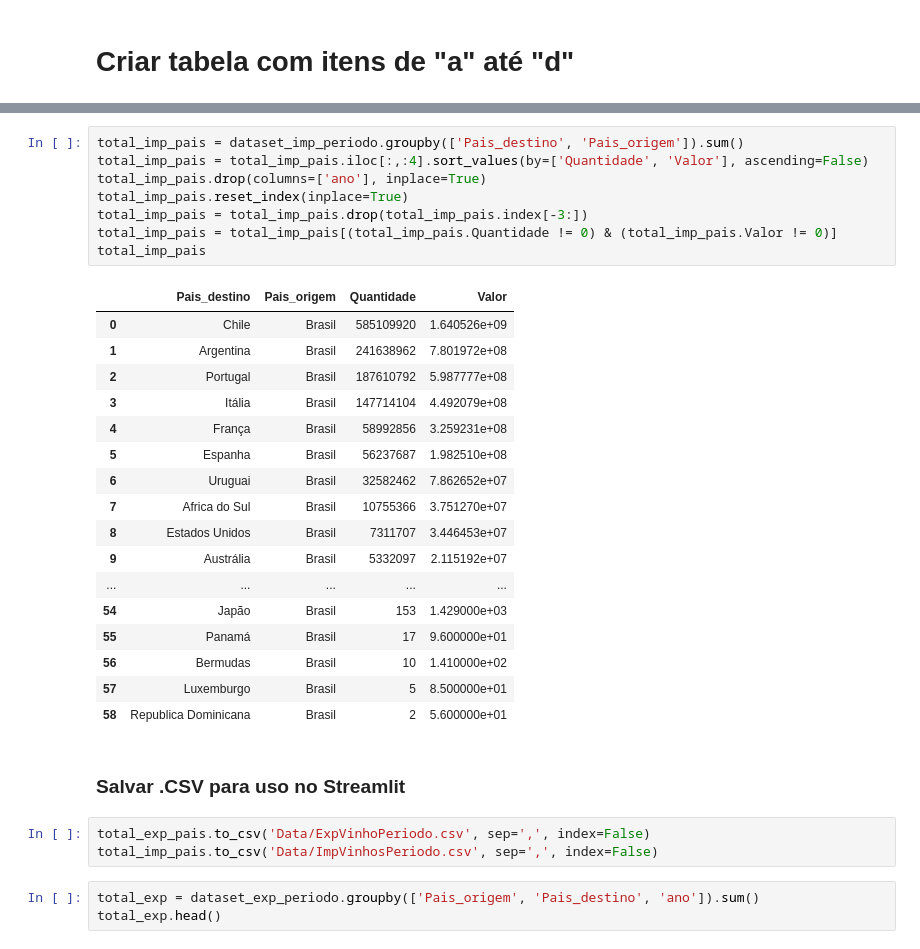
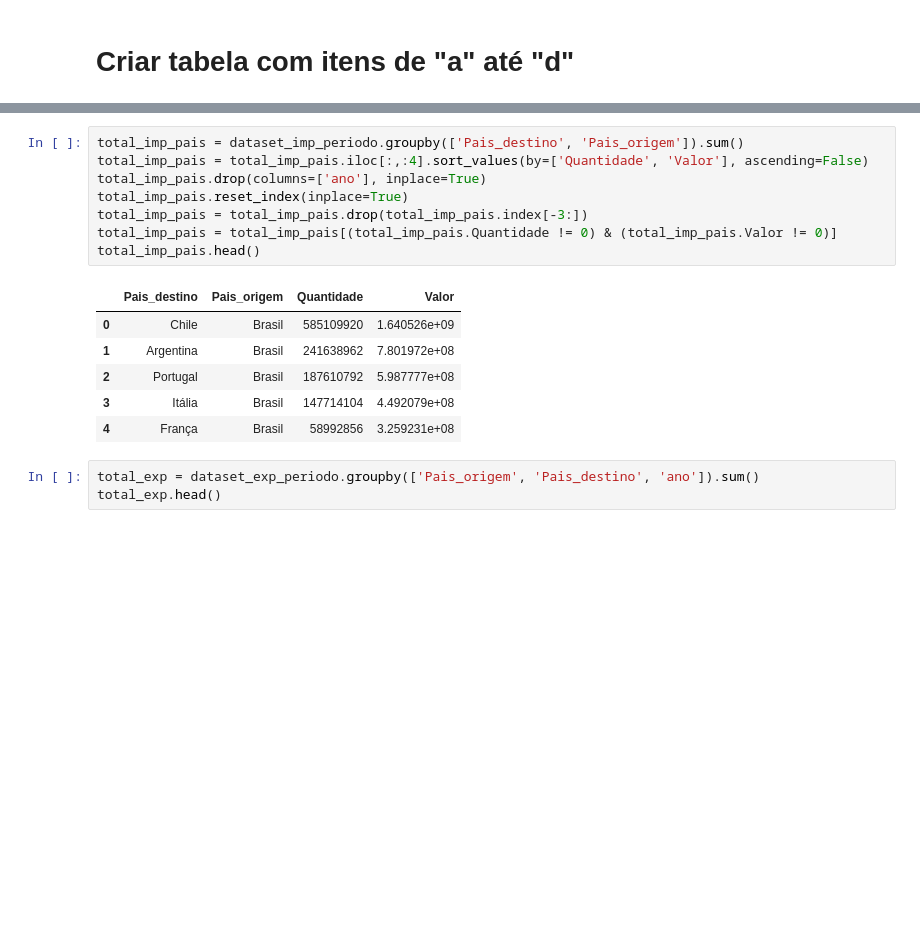
Before and after one commit to MCardosoDev/Tech_Challenge_Fase1, a Jupyter notebook: Tech_Challenge.ipynb, the cells around one changed output, grey strips where cells are left out. Drawn from its saved outputs; the diff is of its cells as text; blank space fills up the shorter version.

```diff
--- a/Tech_Challenge.ipynb
+++ b/Tech_Challenge.ipynb
@@ -406,34 +399,18 @@ total_exp_pais
 # %%
 total_imp_pais = dataset_imp_periodo.groupby(['Pais_destino', 'Pais_origem']).sum()
 total_imp_pais = total_imp_pais.iloc[:,:4].sort_values(by=['Quantidade', 'Valor'], ascending=False)
 total_imp_pais.drop(columns=['ano'], inplace=True)
 total_imp_pais.reset_index(inplace=True)
 total_imp_pais = total_imp_pais.drop(total_imp_pais.index[-3:])
 total_imp_pais = total_imp_pais[(total_imp_pais.Quantidade != 0) & (total_imp_pais.Valor != 0)]
-total_imp_pais
+total_imp_pais.head()
 # %% [output]
 |  | Pais_destino | Pais_origem | Quantidade | Valor |
 | 0 | Chile | Brasil | 585109920 | 1.640526e+09 |
 | 1 | Argentina | Brasil | 241638962 | 7.801972e+08 |
 | 2 | Portugal | Brasil | 187610792 | 5.987777e+08 |
 | 3 | Itália | Brasil | 147714104 | 4.492079e+08 |
 | 4 | França | Brasil | 58992856 | 3.259231e+08 |
-| 5 | Espanha | Brasil | 56237687 | 1.982510e+08 |
-| 6 | Uruguai | Brasil | 32582462 | 7.862652e+07 |
-| 7 | Africa do Sul | Brasil | 10755366 | 3.751270e+07 |
-| 8 | Estados Unidos | Brasil | 7311707 | 3.446453e+07 |
-| 9 | Austrália | Brasil | 5332097 | 2.115192e+07 |
-| ... | ... | ... | ... | ... |
-| 54 | Japão | Brasil | 153 | 1.429000e+03 |
-| 55 | Panamá | Brasil | 17 | 9.600000e+01 |
-| 56 | Bermudas | Brasil | 10 | 1.410000e+02 |
-| 57 | Luxemburgo | Brasil | 5 | 8.500000e+01 |
-| 58 | Republica Dominicana | Brasil | 2 | 5.600000e+01 |
-# %% [markdown]
-### Salvar .CSV para uso no Streamlit
-# %%
-total_exp_pais.to_csv('Data/ExpVinhoPeriodo.csv', sep=',', index=False)
-total_imp_pais.to_csv('Data/ImpVinhosPeriodo.csv', sep=',', index=False)
 # %%
 total_exp = dataset_exp_periodo.groupby(['Pais_origem', 'Pais_destino', 'ano']).sum()
 total_exp.head()
```
Also changed, not shown: parts of 7 cells of this notebook, 2 other files.
